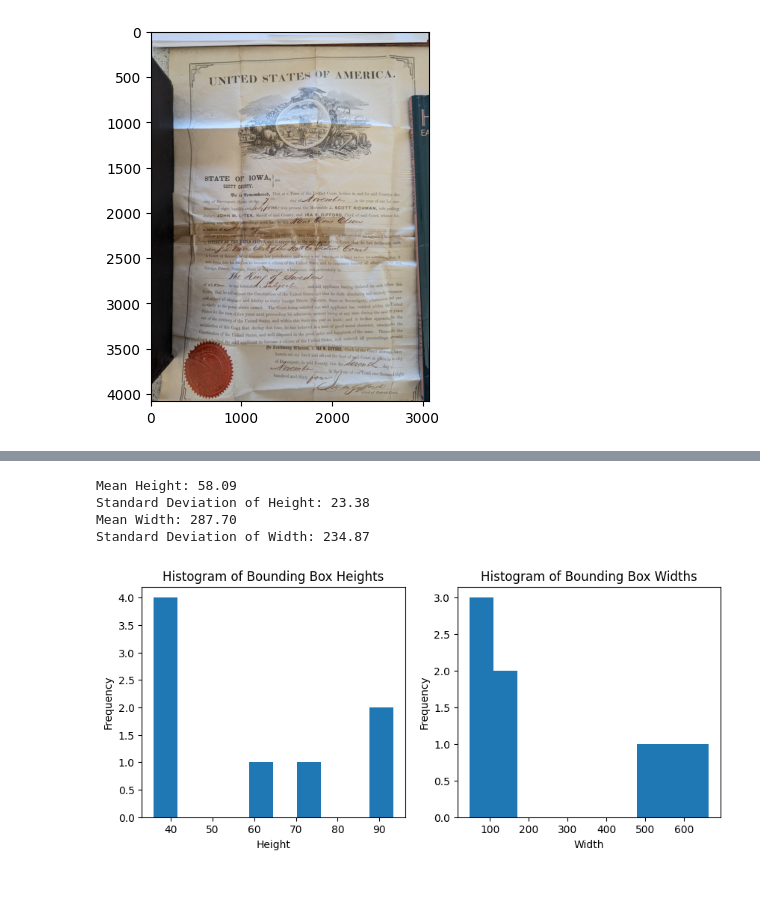
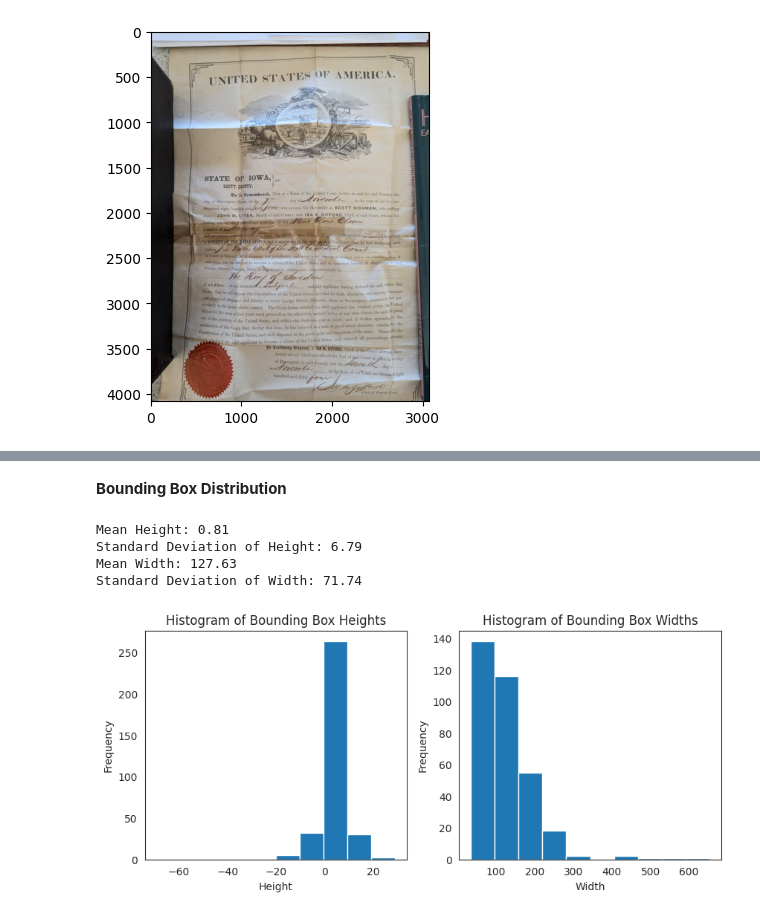
Before and after one commit to blu3crab/AIM, a Jupyter notebook: ipynb/aim_bbox_overlay.ipynb, the cells around one changed output, grey strips where cells are left out. Drawn from its saved outputs; the diff is of its cells as text; code cells hidden in the pictures; blank space fills up the shorter version.

```diff
--- a/ipynb/aim_bbox_overlay.ipynb
+++ b/ipynb/aim_bbox_overlay.ipynb
@@ -122,7 +114,0 @@ xform_bbox_path = '/content/gdrive/MyDrive/AIM/citizen_1864_xform0_carlv_bbox.tx
-# %%
-import pickle
-
-with open(xform_bbox_path, "rb") as f:
-    preds = pickle.load(f)
-
-print(preds)
@@ -178,47 +121,47 @@ preds = [
+# %% [markdown]
+**Bounding Box Distribution**
 # %%
 # model A
 # Collect heights and widths
 heights = []
 widths = []
-for word, bbox in preds:
-    top_left_y = bbox[0][1]
-    top_left_x = bbox[0][0]
-    bottom_right_y = bbox[2][1]
-    bottom_right_x = bbox[2][0]
+for idx, row in preds_df.iterrows():
+    # Extract the bounding box coordinates and word
+    lr_y, ul_y, lr_x,  ul_x, word = row['LL_Y'], row['UL_Y'], row['LR_X'], row['UL_X'], row['word']
 
-    heights.append(bottom_right_y - top_left_y)
-    widths.append(bottom_right_x - top_left_x)
+    heights.append(lr_y - ul_y)
+    widths.append(lr_x - ul_x)
 
 # Calculate mean, standard deviation
 mean_height = np.mean(heights)
 std_height = np.std(heights)
 mean_width = np.mean(widths)
 std_width = np.std(widths)
 
 print(f"Mean Height: {mean_height:.2f}")
 print(f"Standard Deviation of Height: {std_height:.2f}")
 print(f"Mean Width: {mean_width:.2f}")
 print(f"Standard Deviation of Width: {std_width:.2f}")
 
 # Plot histograms
 plt.figure(figsize=(10, 4))
 
 plt.subplot(1, 2, 1)
 plt.hist(heights)
 plt.xlabel('Height')
 plt.ylabel('Frequency')
 plt.title('Histogram of Bounding Box Heights')
 
 plt.subplot(1, 2, 2)
 plt.hist(widths)
 plt.xlabel('Width')
 plt.ylabel('Frequency')
 plt.title('Histogram of Bounding Box Widths')
 
 plt.show()
 # %% [output]
-Mean Height: 58.09
-Standard Deviation of Height: 23.38
-Mean Width: 287.70
-Standard Deviation of Width: 234.87
+Mean Height: 0.81
+Standard Deviation of Height: 6.79
+Mean Width: 127.63
+Standard Deviation of Width: 71.74
-[figure, old version]
+[figure, new version]
```
Also changed, not shown: parts of 12 cells of this notebook, 2 other files.
